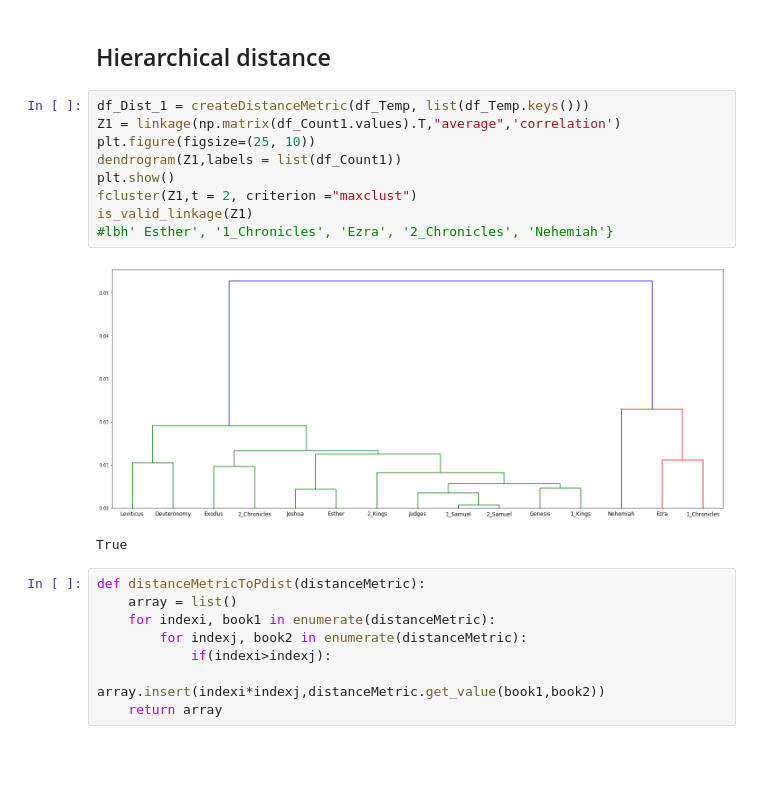
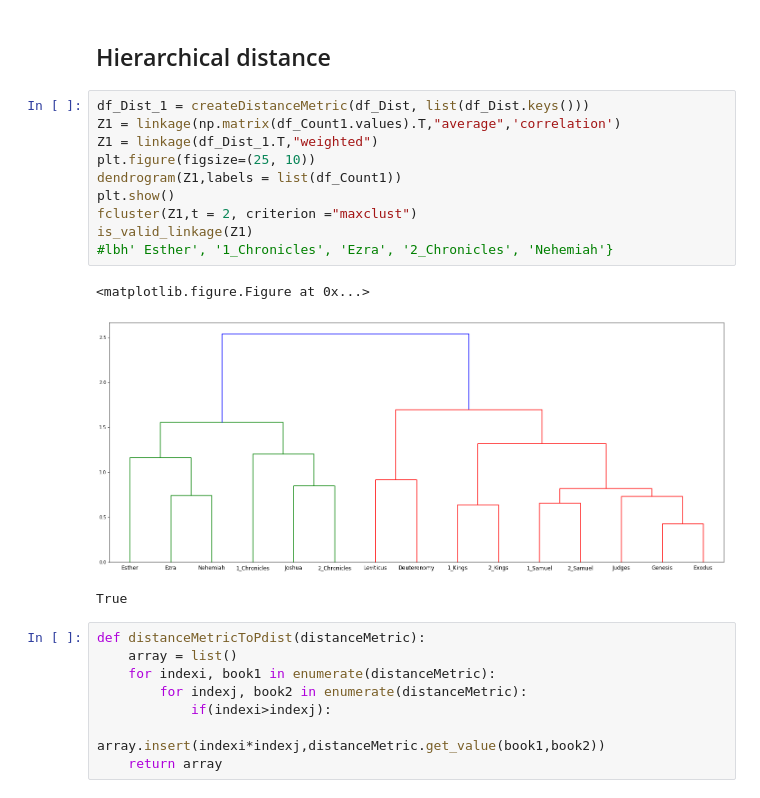
Before and after one commit to ETCBC/Probabilistic_Language_Change, a Jupyter notebook: Counting analysis.ipynb, the cells around one changed output. Cells and saved outputs as stored; diff of their text form; blank space fills up the shorter version.

```diff
--- a/Counting analysis.ipynb
+++ b/Counting analysis.ipynb
@@ -342,17 +342,19 @@ plt.show()
 # %% [markdown]
 ## Hierarchical distance
 # %%
-df_Dist_1 = createDistanceMetric(df_Temp, list(df_Temp.keys()))
+df_Dist_1 = createDistanceMetric(df_Dist, list(df_Dist.keys()))
 Z1 = linkage(np.matrix(df_Count1.values).T,"average",'correlation')
+Z1 = linkage(df_Dist_1.T,"weighted")
 plt.figure(figsize=(25, 10))
 dendrogram(Z1,labels = list(df_Count1))
 plt.show()
 fcluster(Z1,t = 2, criterion ="maxclust")
 is_valid_linkage(Z1)
 #lbh' Esther', '1_Chronicles', 'Ezra', '2_Chronicles', 'Nehemiah'}
 # %% [output]
+<matplotlib.figure.Figure at 0x...>
-[figure, old version]
+[figure, new version]
-True
+True
 # %%
 def distanceMetricToPdist(distanceMetric):
     array = list()
```
Also changed, not shown: parts of 2 cells of this notebook.
